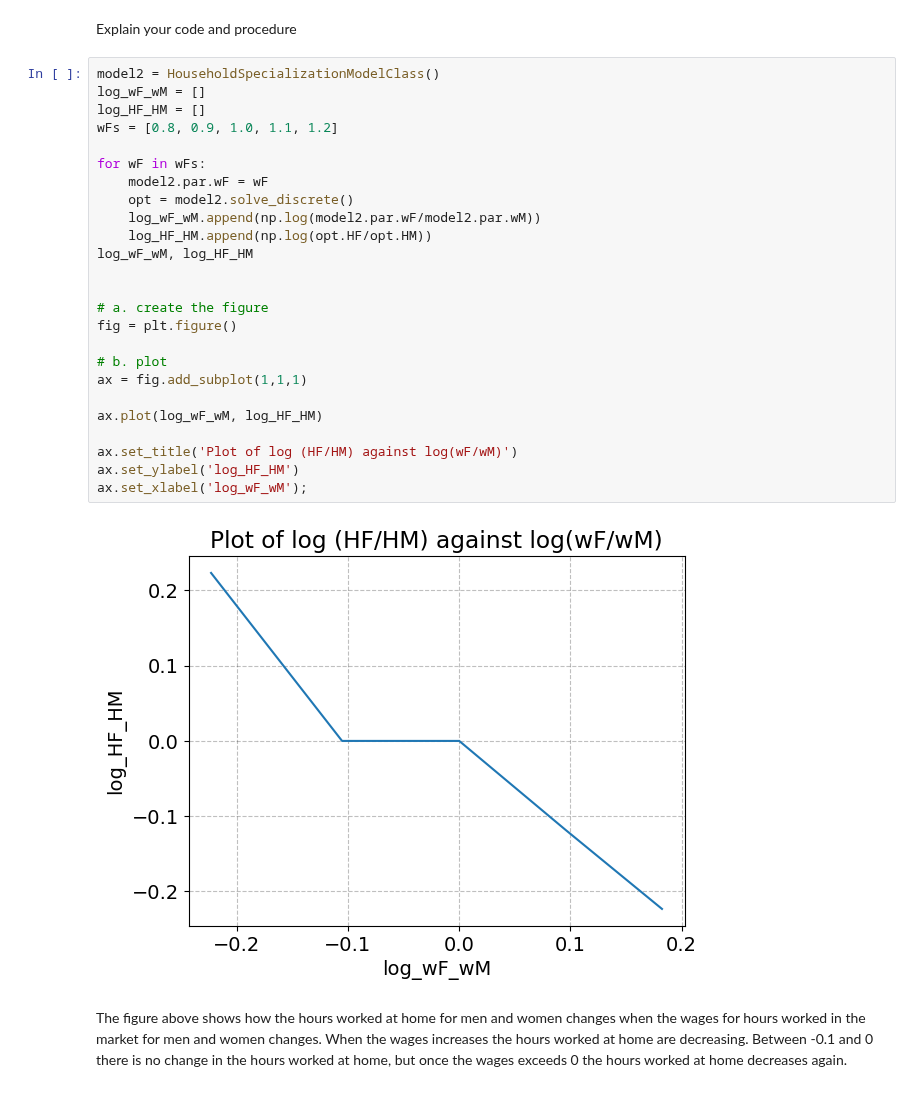
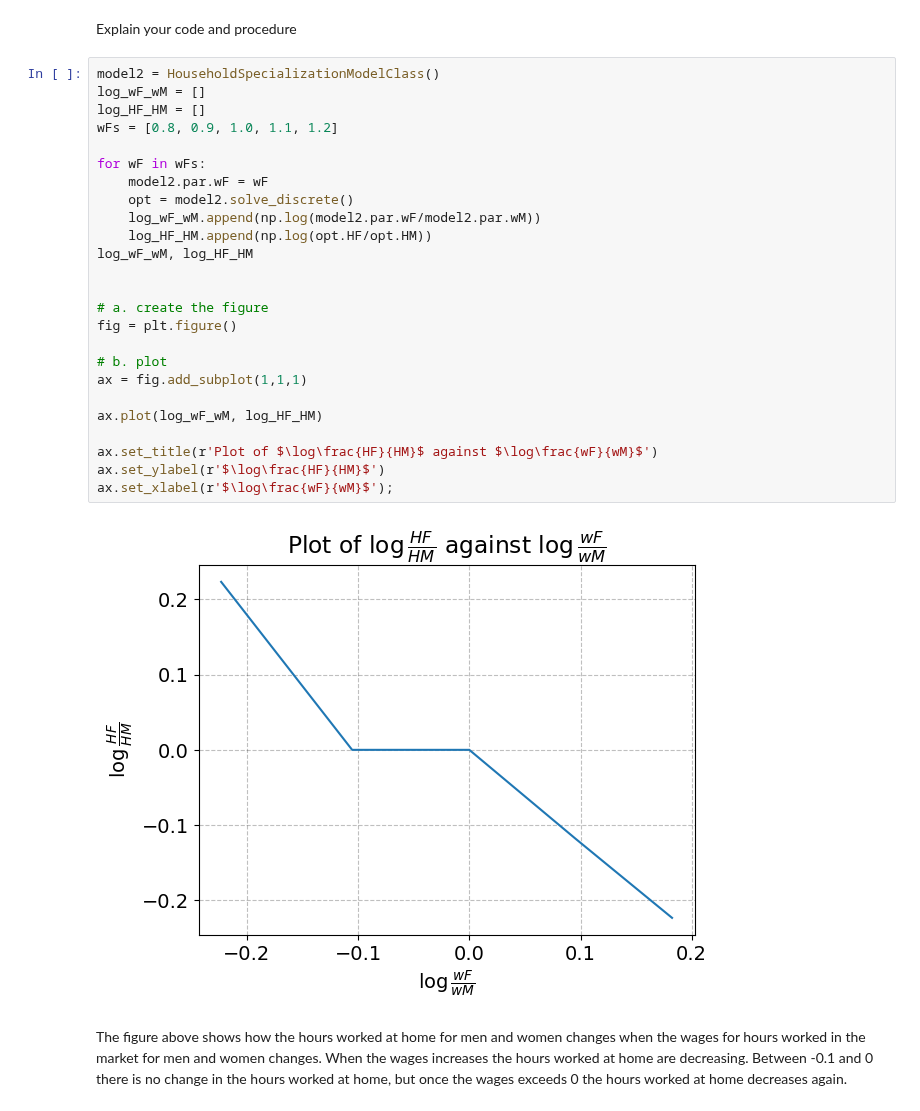
Before and after one commit to NumEconCopenhagen/projects-2023-frederikke-x2-og-sofie, a Jupyter notebook: inauguralproject/inauguralproject.ipynb, the cells around one changed output. Cells and saved outputs as stored; diff of their text form.

```diff
--- a/inauguralproject/inauguralproject.ipynb
+++ b/inauguralproject/inauguralproject.ipynb
@@ -108,30 +108,30 @@ Explain your code and procedure
 # %%
 model2 = HouseholdSpecializationModelClass()
 log_wF_wM = []
 log_HF_HM = []
 wFs = [0.8, 0.9, 1.0, 1.1, 1.2]
 
 for wF in wFs:
     model2.par.wF = wF
     opt = model2.solve_discrete()
     log_wF_wM.append(np.log(model2.par.wF/model2.par.wM))
     log_HF_HM.append(np.log(opt.HF/opt.HM))
 log_wF_wM, log_HF_HM
 
 
 # a. create the figure
 fig = plt.figure()
 
 # b. plot
 ax = fig.add_subplot(1,1,1)
 
 ax.plot(log_wF_wM, log_HF_HM)
 
-ax.set_title('Plot of log (HF/HM) against log(wF/wM)')
-ax.set_ylabel('log_HF_HM')
-ax.set_xlabel('log_wF_wM');
+ax.set_title(r'Plot of $\log\frac{HF}{HM}$ against $\log\frac{wF}{wM}$')
+ax.set_ylabel(r'$\log\frac{HF}{HM}$')
+ax.set_xlabel(r'$\log\frac{wF}{wM}$');
 # %% [output]
-[figure, old version]
+[figure, new version]
 # %% [markdown]
 The figure above shows how the hours worked at home for men and women changes when the wages for hours worked in the market for men and women changes. When the wages increases the hours worked at home are decreasing. Between -0.1 and 0 there is no change in the hours worked at home, but once the wages exceeds 0 the hours worked at home decreases again.
 # %% [markdown]
```
Also changed, not shown: parts of 9 cells of this notebook, 1 other file.
